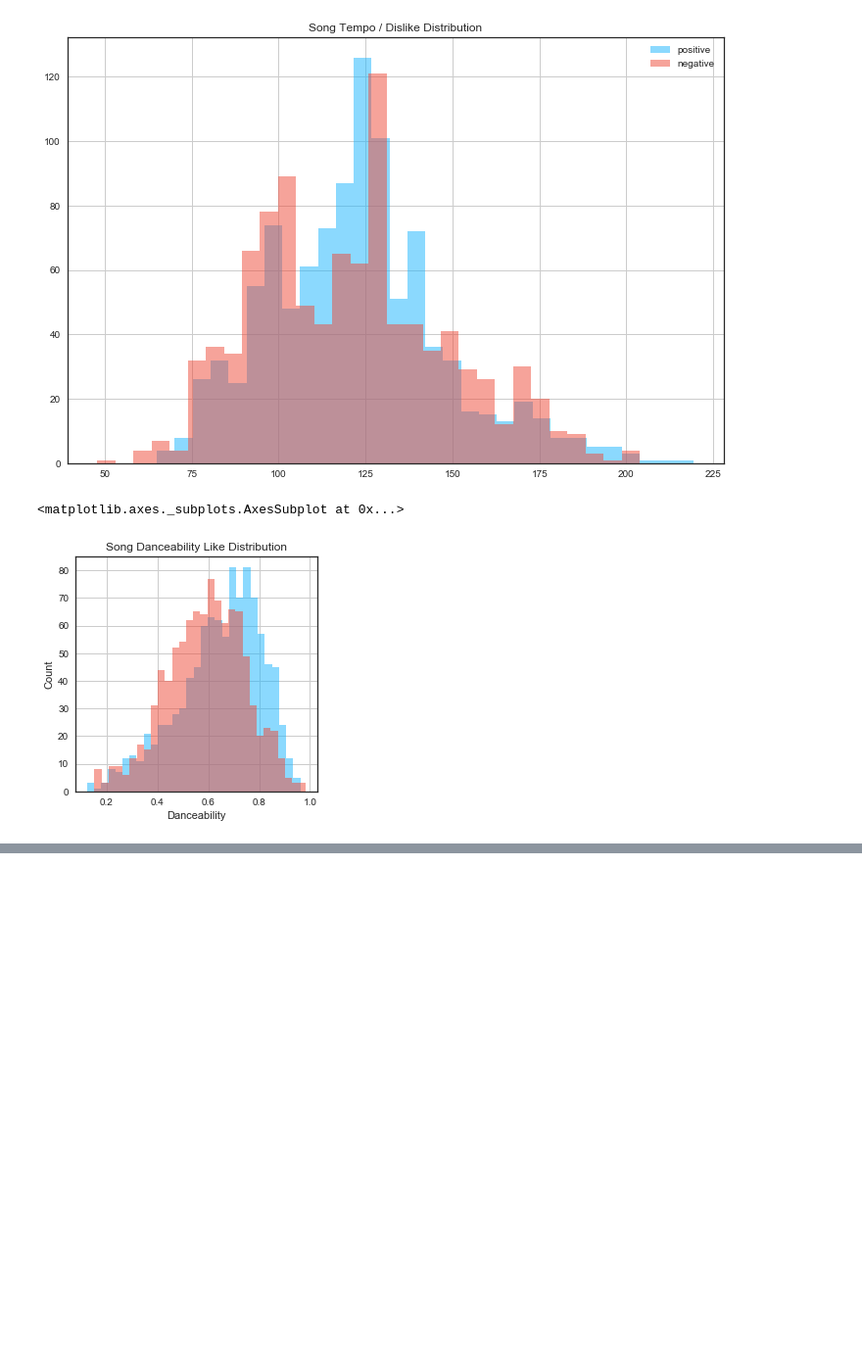
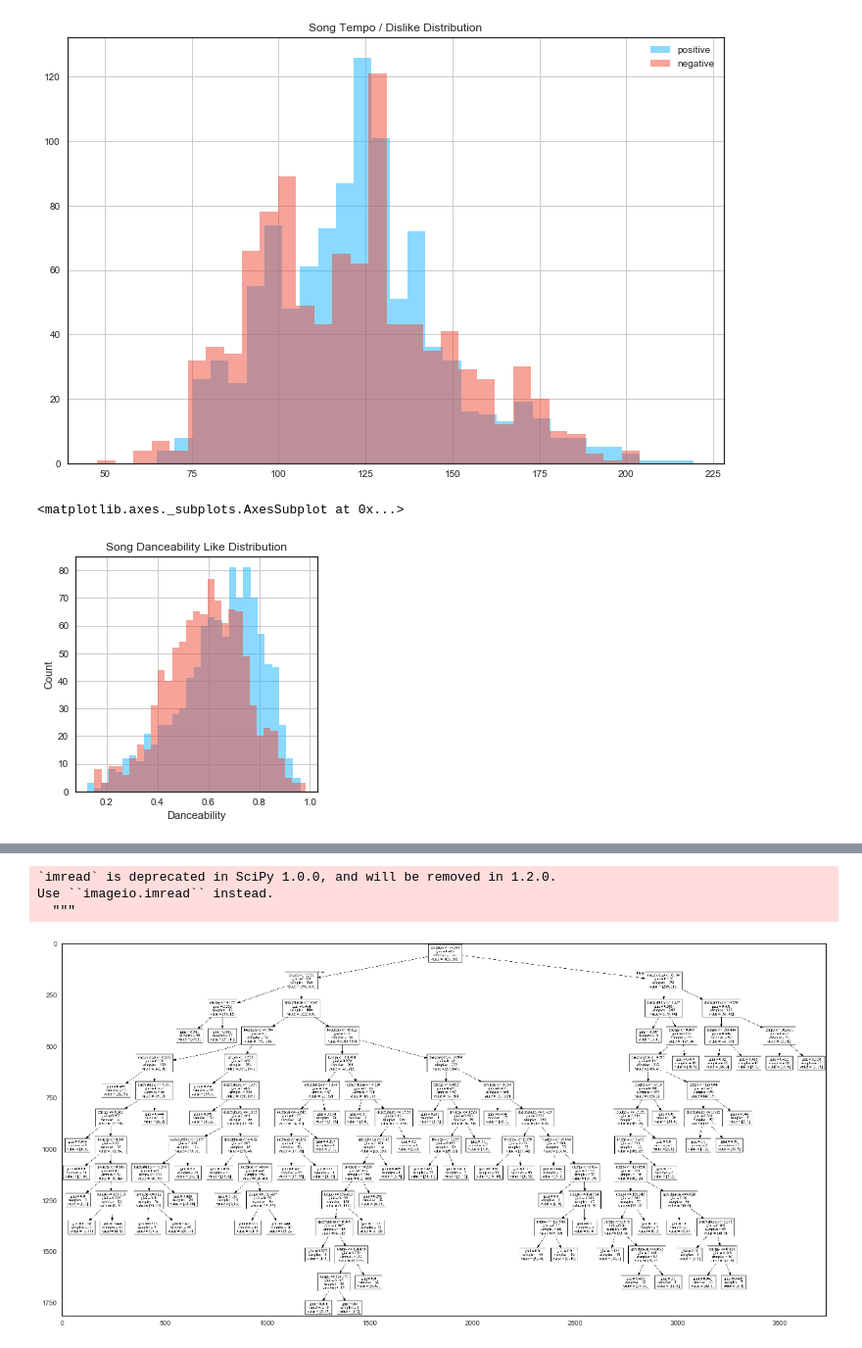
Before and after one commit to parzival611/SpotifyML, a Jupyter notebook: Spotify Decision Tree.ipynb, the cells around one changed output, grey strips where cells are left out. Shown at 98% size. Cells and saved outputs as stored; diff of their text form; code cells hidden in the pictures; blank space fills up the shorter version.

```diff
--- a/Spotify Decision Tree.ipynb
+++ b/Spotify Decision Tree.ipynb
@@ -199,0 +222,25 @@ pickle.dump(dt,open("model.pkl","wb"))
+# %%
+features = ['danceability', 'tempo', 'energy', 'liveness', 'loudness', 'speechiness', 'tempo']
+# %%
+X_train = train[features]
+y_train = train['target']
+
+X_test = test[features]
+y_test = test['target']
+# %%
+dt = c.fit(X_train, y_train)
+# %%
+def show_tree(tree, features, path):
+    f = io.StringIO()
+    export_graphviz(tree, out_file=f, feature_names=features)
+    pydotplus.graph_from_dot_data(f.getvalue()).write_png(path)
+    img = misc.imread(path)
+    plt.rcParams['figure.figsize'] = (20, 20)
+    plt.imshow(img)
+# %%
+show_tree(dt, features, 'dec_tree_02.png')
+# %% [output]
+`imread` is deprecated in SciPy 1.0.0, and will be removed in 1.2.0.
+Use ``imageio.imread`` instead.
+  """
+[figure, added]
```
Also changed, not shown: parts of 33 cells of this notebook, 43 other files.
